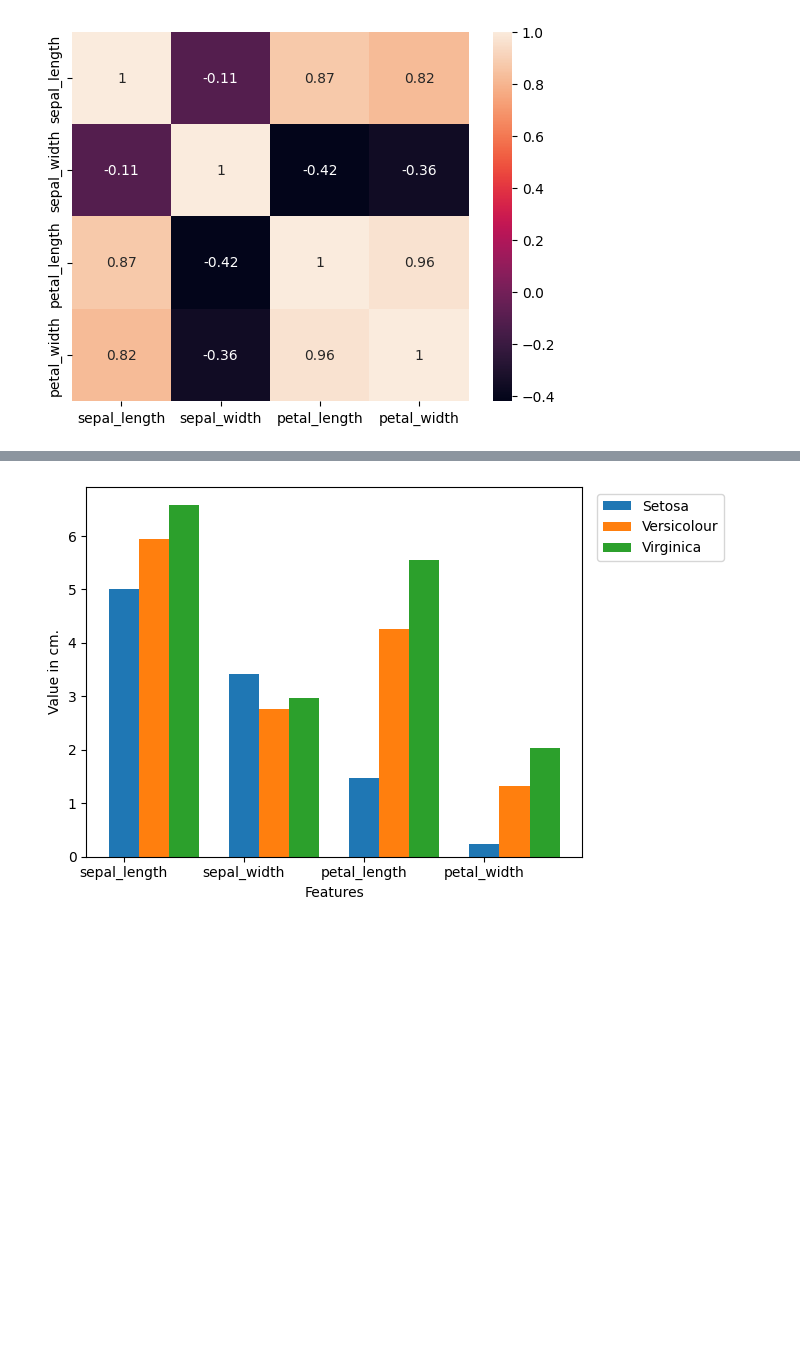
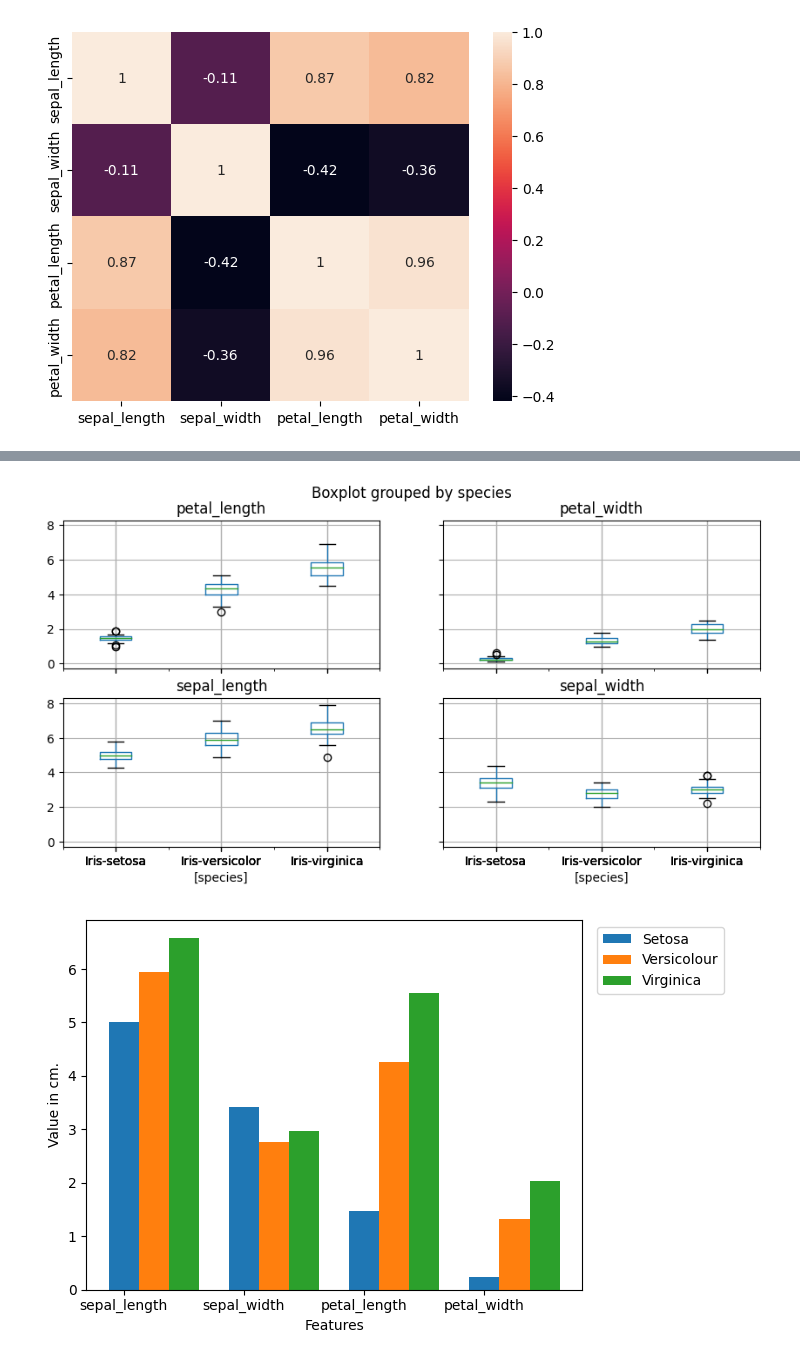
Before and after one commit to Nihal-Awad/Iris-Flower-Classification-using-ML, a Jupyter notebook: Iris_flowers_classification.ipynb, the cells around one changed output, grey strips where cells are left out. Drawn from its saved outputs; the diff is of its cells as text; code cells hidden in the pictures; blank space fills up the shorter version.

```diff
--- a/Iris_flowers_classification.ipynb
+++ b/Iris_flowers_classification.ipynb
@@ -174,3 +186,7 @@ sns.heatmap(corr, annot=True)
+# %%
+iris.boxplot(by='species', figsize=(10, 5));
+# %% [output]
+[figure, added]
 # %%
 X = iris.drop("species", axis=1).values
 y = iris["species"].values
```
Also changed, not shown: parts of 2 cells of this notebook.
